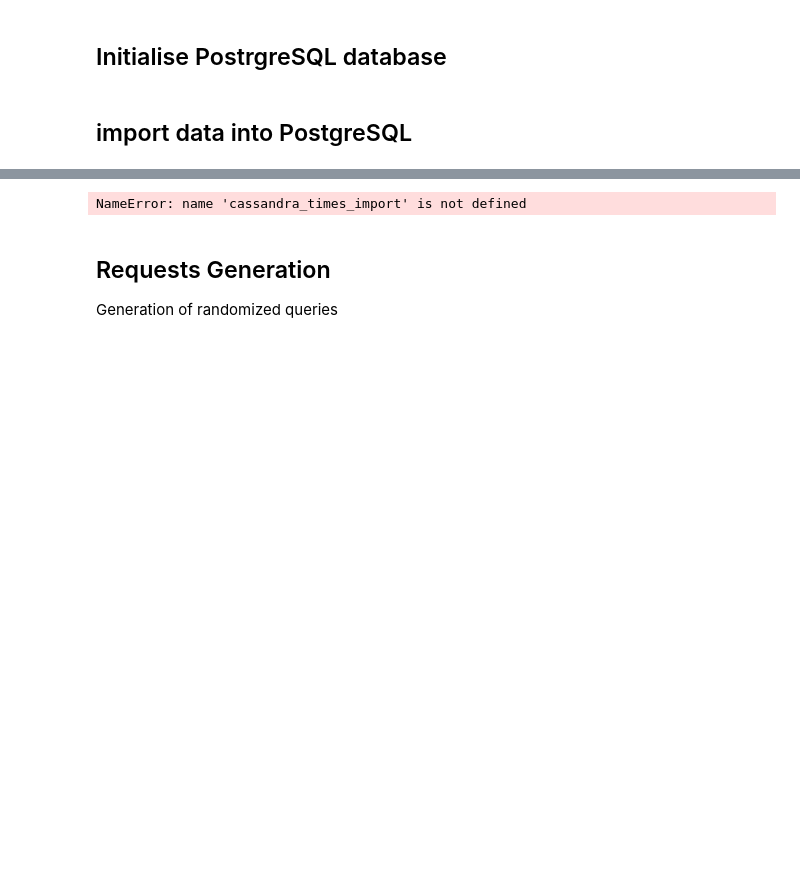
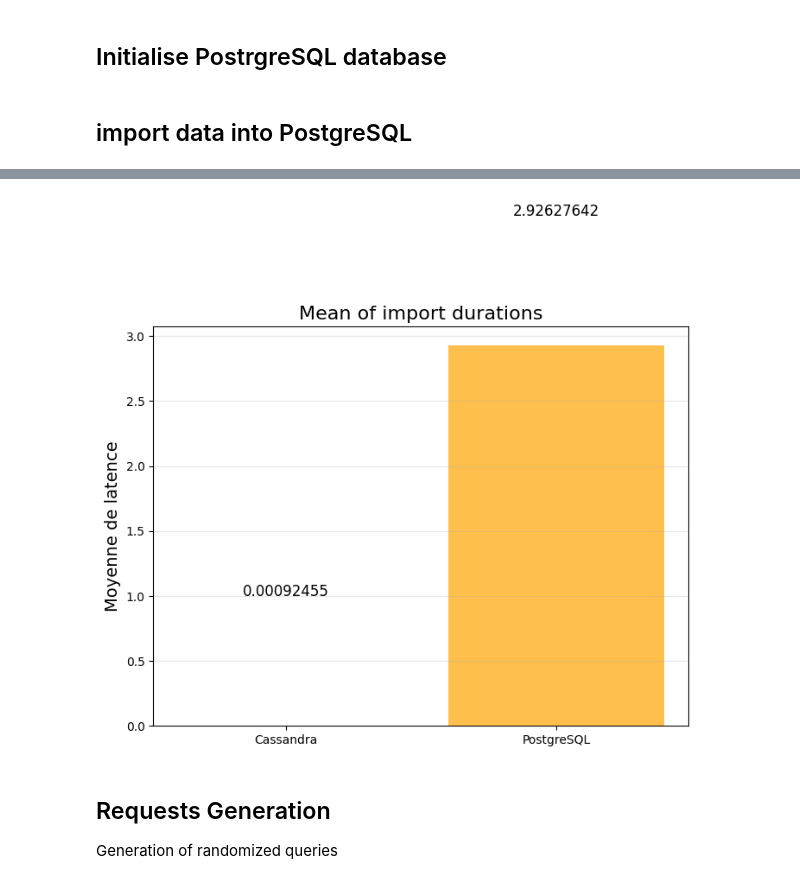
Before and after one commit to NicolasGresset/sgbd_benchmarking, a Jupyter notebook: notebooks/Benchmarking.ipynb, the cells around one changed output, grey strips where cells are left out. Drawn from its saved outputs; the diff is of its cells as text; code cells hidden in the pictures; blank space fills up the shorter version.

```diff
--- a/notebooks/Benchmarking.ipynb
+++ b/notebooks/Benchmarking.ipynb
@@ -182,28 +216,27 @@ Those 2 distributions seems to be unimodal so we are going to represent density
 # %%
-from scipy.stats import gaussian_kde
+moyenne1 = np.mean(cassandra_times_import)
+moyenne2 = np.mean(postgres_times_import)
 
-# Estimation de la densité pour chaque ensemble de données
-x = np.linspace(min(cassandra_times_import.min(), postgres_times_import.min()),
-                max(cassandra_times_import.max(), postgres_times_import.max()), 500)
-density1 = gaussian_kde(cassandra_times_import)
-density2 = gaussian_kde(postgres_times_import)
+labels = ['Cassandra', 'PostgreSQL']
+moyennes = [moyenne1, moyenne2]
 
-# Tracer les enveloppes des courbes de densité
-plt.figure(figsize=(10, 6))
-plt.plot(x, density1(x), label='Cassandra', color='blue', linewidth=2)
-plt.plot(x, density2(x), label='PostgreSQL', color='orange', linewidth=2)
+# Création du graphique en barres
+plt.figure(figsize=(8, 6))
+plt.bar(labels, moyennes, color=['blue', 'orange'], alpha=0.7)
 
-# Ajout des légendes et des titres
-plt.title('Comparison of estimated densities', fontsize=16)
-plt.xlabel('Duration', fontsize=14)
-plt.ylabel('Estimated density', fontsize=14)
-plt.legend(fontsize=12)
-plt.grid(alpha=0.3)
+# Ajout des annotations
+for i, moyenne in enumerate(moyennes):
+    plt.text(i, moyenne + 1, f'{moyenne:.8f}', ha='center', fontsize=12)
+
+# Ajout des titres et légendes
+plt.title('Mean of import durations', fontsize=16)
+plt.ylabel('Moyenne de latence', fontsize=14)
+plt.grid(axis='y', alpha=0.3)
 
 # Affichage
 plt.show()
 # %% [output]
-NameError: name 'cassandra_times_import' is not defined
+[figure, added]
 # %% [markdown]
 ## Requests Generation
 
```
Also changed, not shown: parts of 13 cells of this notebook.
